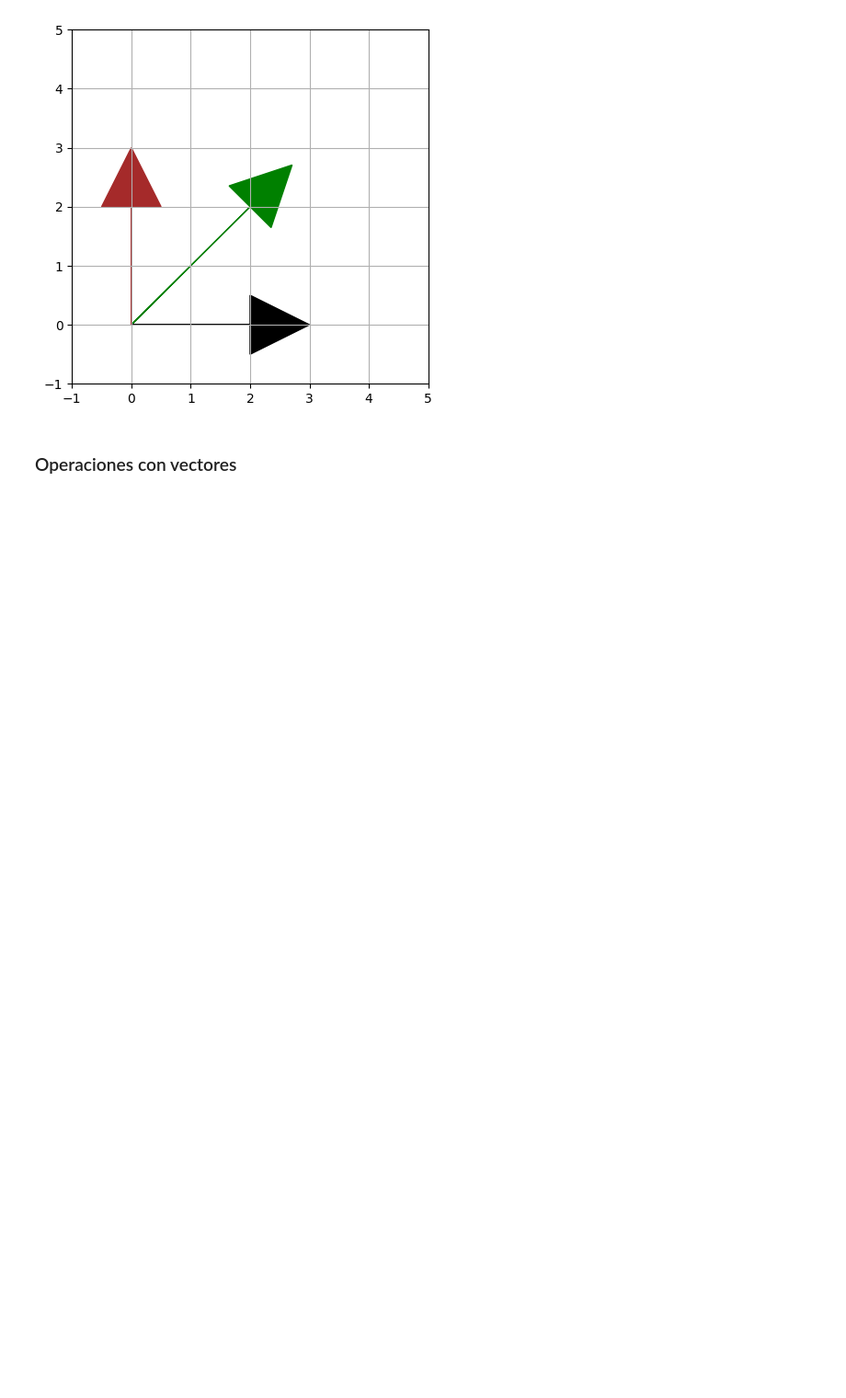
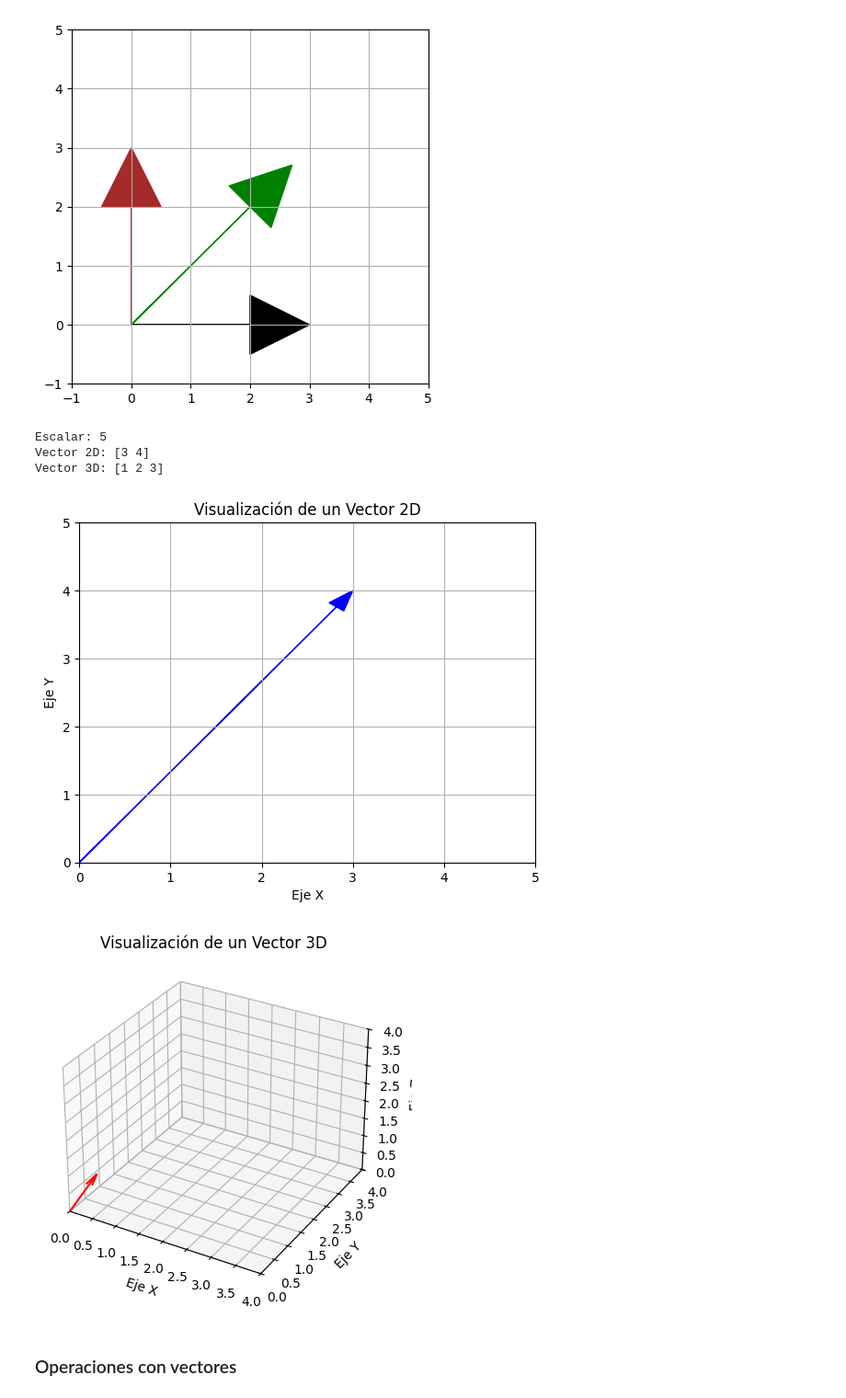
Before and after one commit to CaroliCosas/Bootcamp_Data_Science, a Jupyter notebook: mod2-estudio-matematicas-y-estadistica-main/00.Estudio Teoría/04.algebra_lineal_01.ipynb, the cells around one changed output. Shown: that part at 92% size. Cells and saved outputs as stored; diff of their text form; code cells hidden in the pictures; blank space fills up the shorter version.

```diff
--- a/mod2-estudio-matematicas-y-estadistica-main/00.Estudio Teoría/04.algebra_lineal_01.ipynb
+++ b/mod2-estudio-matematicas-y-estadistica-main/00.Estudio Teoría/04.algebra_lineal_01.ipynb
@@ -95,5 +105,79 @@ plt.ylim(-1, 5)
 plt.show()
 # %% [output]
 [figure]
+# %%
+# 1. Definición de un Escalar
+# Un escalar es simplemente un número. Por ejemplo:
+escalar = 5
+print(f"Escalar: {escalar}")
+
+# 2. Definición de un Vector
+# Un vector es una colección ordenada de escalares. Usaremos NumPy para crear vectores.
+# Por ejemplo, un vector en 2D:
+vector_2d = np.array([3, 4])
+print(f"Vector 2D: {vector_2d}")
+
+# Y un vector en 3D:
+vector_3d = np.array([1, 2, 3])
+print(f"Vector 3D: {vector_3d}")
+
+# 3. Visualización de Vectores en 2D
+# Utilizaremos Matplotlib para representar gráficamente el vector en 2D.
+
+# Crear una figura y un eje
+# sintaxis orientada a objetos en Matplotlib
+fig, ax = plt.subplots()
+
+# Dibujar el vector 2D como una flecha desde el origen (0,0) hasta (3,4)
+ax.arrow(0, 0, vector_2d[0], vector_2d[1],
+         head_width=0.2, head_length=0.3, fc='blue', ec='blue', length_includes_head=True)
+
+# Configurar los límites de los ejes para una mejor visualización
+ax.set_xlim(0, max(vector_2d[0], 5))
+ax.set_ylim(0, max(vector_2d[1], 5))
+
+# Añadir una cuadrícula
+ax.grid(True)
+
+# Añadir etiquetas y título
+ax.set_xlabel('Eje X')
+ax.set_ylabel('Eje Y')
+ax.set_title('Visualización de un Vector 2D')
+
+# Mostrar el gráfico
+plt.show()
+
+# 4. Visualización de Vectores en 3D (Opcional)
+# Para vectores en 3D, utilizaremos la funcionalidad 3D de Matplotlib.
+
+from mpl_toolkits.mplot3d import Axes3D
+
+# Crear una nueva figura para 3D
+fig = plt.figure()
+ax = fig.add_subplot(111, projection='3d')
+
+# Dibujar el vector 3D como una flecha desde el origen (0,0,0) hasta (1,2,3)
+ax.quiver(0, 0, 0, vector_3d[0], vector_3d[1], vector_3d[2],
+          length=1.0, normalize=True, color='red')
+
+# Configurar los límites de los ejes
+ax.set_xlim([0, 4])
+ax.set_ylim([0, 4])
+ax.set_zlim([0, 4])
+
+# Añadir etiquetas y título
+ax.set_xlabel('Eje X')
+ax.set_ylabel('Eje Y')
+ax.set_zlabel('Eje Z')
+ax.set_title('Visualización de un Vector 3D')
+
+# Mostrar el gráfico
+plt.show()
+# %% [output]
+Escalar: 5
+Vector 2D: [3 4]
+Vector 3D: [1 2 3]
+[figure, added]
+[figure, added]
 # %%
 # mostrar 2D
```
Also changed, not shown: parts of 10 cells of this notebook, 2 other files.
